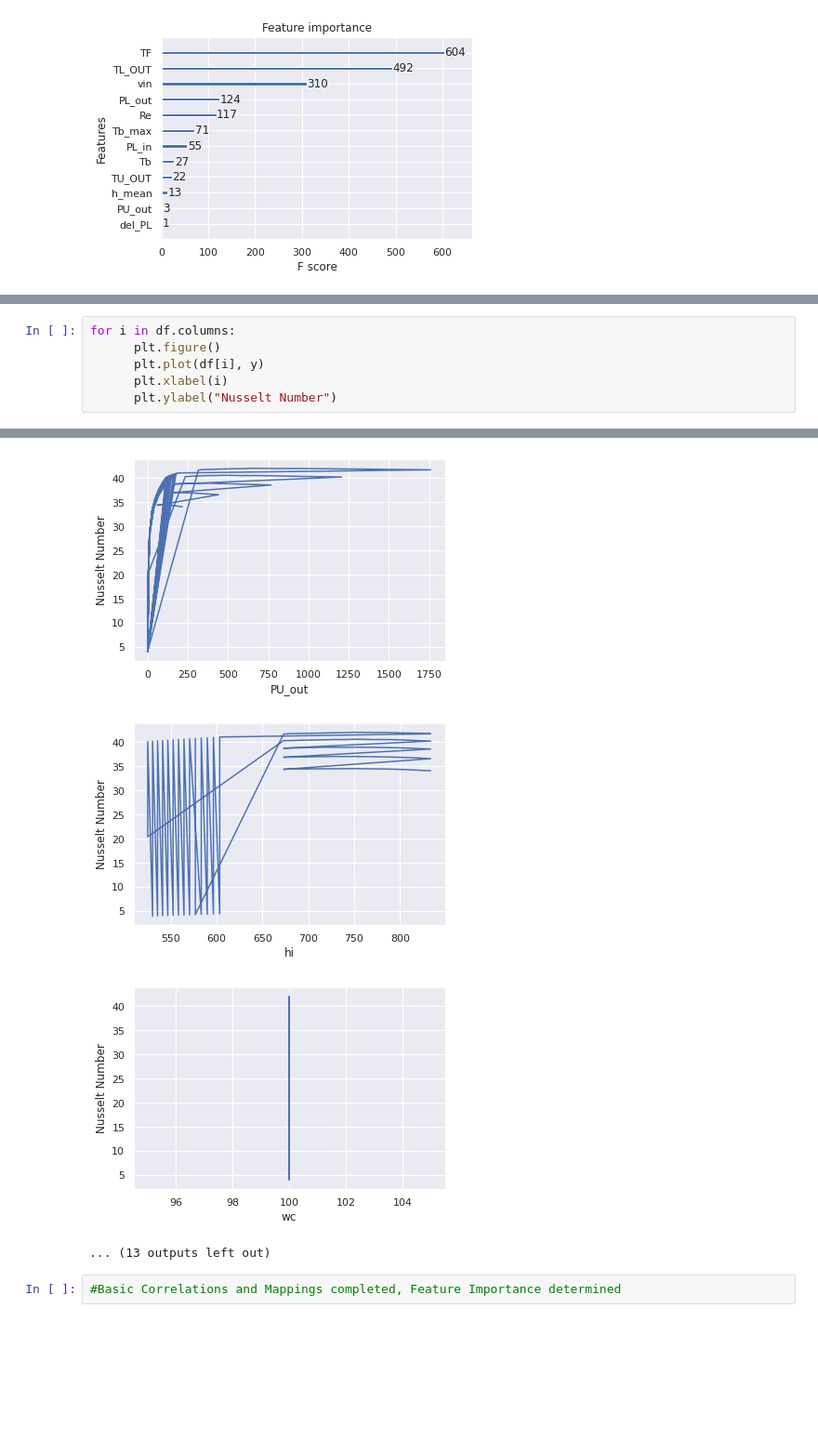
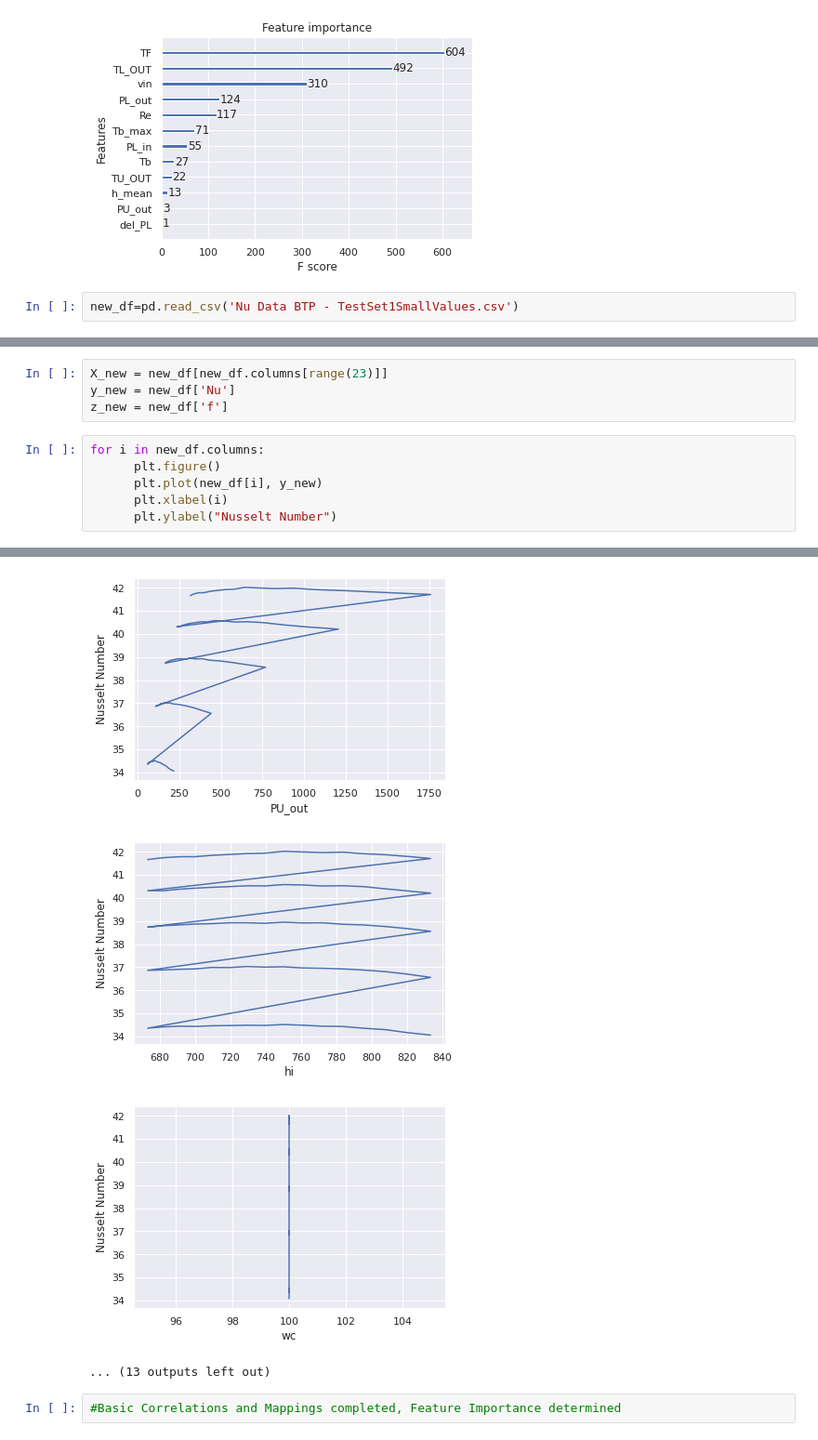
Before and after one commit to atusharkm/hello-world, a Jupyter notebook: FinBTP.ipynb, the cells around one changed output, grey strips where cells are left out. Shown at 93% size. Drawn from its saved outputs; the diff is of its cells as text; blank space fills up the shorter version.

```diff
--- a/FinBTP.ipynb
+++ b/FinBTP.ipynb
@@ -189,3 +189,5 @@ plot_importance(model)
 plt.show()
 # %% [output]
 [figure]
+# %%
+new_df=pd.read_csv('Nu Data BTP - TestSet1SmallValues.csv')
@@ -192,7 +203,11 @@ plt.show()
+# %%
+X_new = new_df[new_df.columns[range(23)]]
+y_new = new_df['Nu']
+z_new = new_df['f']
 # %%
-for i in df.columns:
+for i in new_df.columns:
       plt.figure()
-      plt.plot(df[i], y)
+      plt.plot(new_df[i], y_new)
       plt.xlabel(i)
       plt.ylabel("Nusselt Number")
 # %% [output]
@@ -208,6 +223,6 @@ for i in df.columns:
-[figure, old version]
+[figure, new version]
-[figure, old version]
+[figure, new version]
-[figure, old version]
+[figure, new version]
 ... (13 outputs left out)
 # %%
 #Basic Correlations and Mappings completed, Feature Importance determined
```
Also changed, not shown: parts of 12 cells of this notebook.
